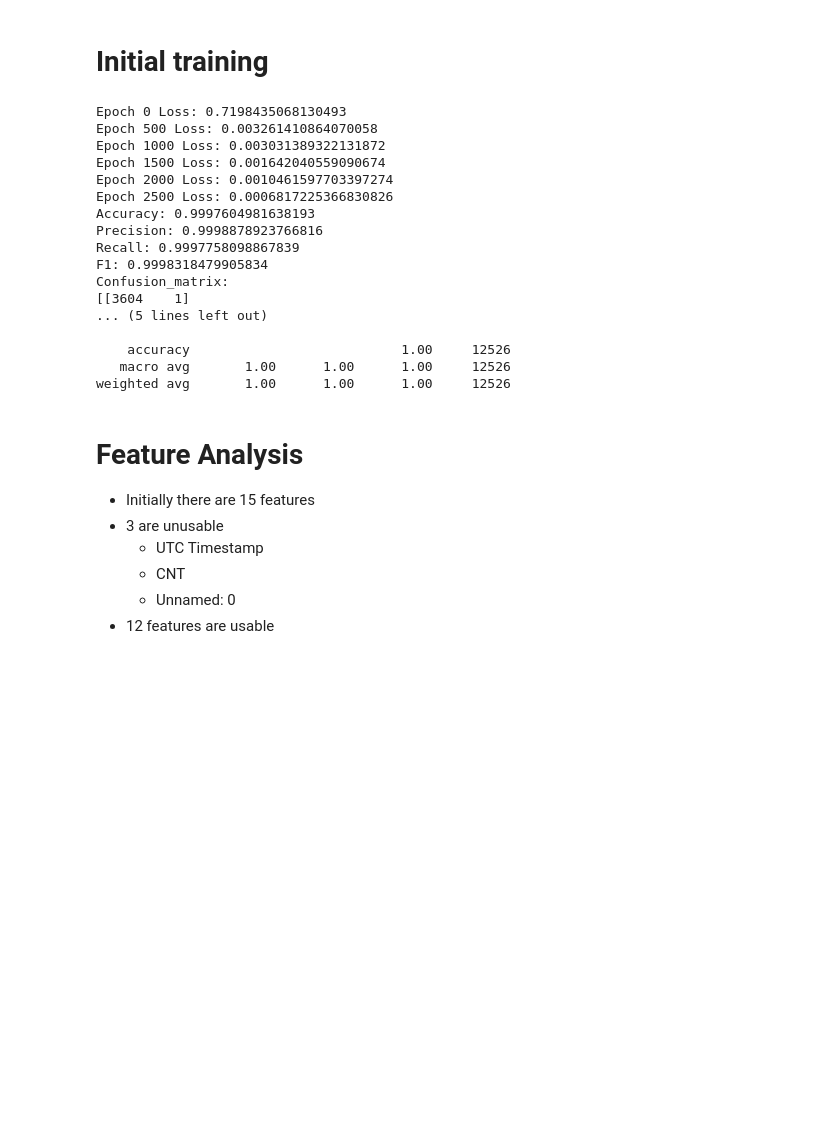
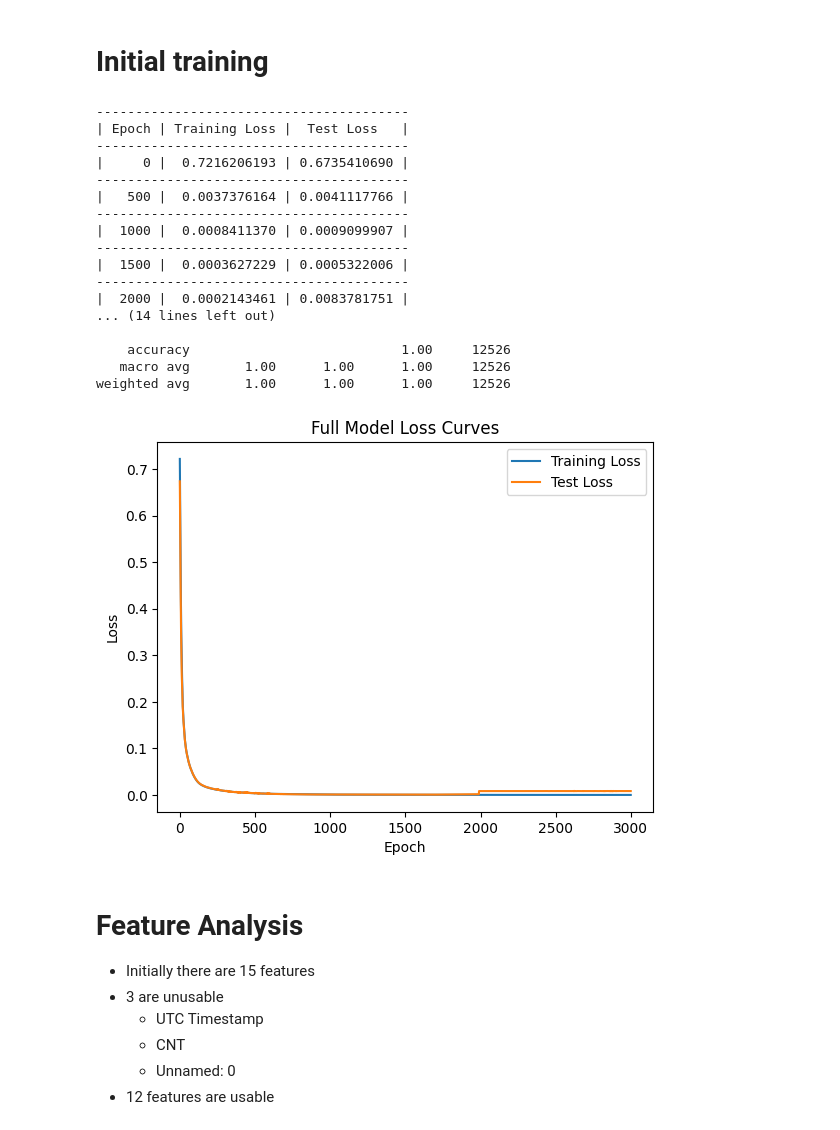
Before and after one commit to jaskinkabir/Intro_ML_Project, a Jupyter notebook: Proj.ipynb, the cells around one changed output. Drawn from its saved outputs; the diff is of its cells as text; code cells hidden in the pictures; blank space fills up the shorter version.

```diff
--- a/Proj.ipynb
+++ b/Proj.ipynb
@@ -28,42 +28,53 @@ X_test_raw = scaler.transform(X_test_raw)
 # %%
 from alarmnetclass import AlarmNet
 import torch
 from torch import nn
 
 alpha = 1e-2
 epochs = 3000
 device = 'cuda' if torch.cuda.is_available() else 'cpu'
 full_model = AlarmNet(
     num_features=X_train_raw.shape[1],
     activation = nn.ReLU,
     hidden_layers=[64, 32]
 
 ).to(device)
 
 X_train_raw_device = torch.tensor(X_train_raw).float().to(device)
 X_test_raw_device = torch.tensor(X_test_raw).float().to(device)
 Y_train_raw_device = torch.tensor(Y_train_raw).float().view(-1, 1).to(device)
 Y_test_raw_device = torch.tensor(Y_test_raw).float().view(-1, 1).to(device)
-full_model.train(epochs, X_train_raw_device, X_test_raw_device, Y_train_raw_device, Y_test_raw_device, alpha)
+
+full_model.train(
+    epochs=3000,
+    X_train=X_train_raw_device,
+    X_test=X_test_raw_device,
+    Y_train=Y_train_raw_device,
+    Y_test=Y_test_raw_device,
+    alpha=1e-2,
+    print_epoch = 100
+)
 full_model.print_results()
+full_model.plot_training("Full Model Loss Curves")
 # %% [output]
-Epoch 0 Loss: 0.7198435068130493
-Epoch 500 Loss: 0.003261410864070058
-Epoch 1000 Loss: 0.003031389322131872
-Epoch 1500 Loss: 0.001642040559090674
-Epoch 2000 Loss: 0.0010461597703397274
-Epoch 2500 Loss: 0.0006817225366830826
-Accuracy: 0.9997604981638193
-Precision: 0.9998878923766816
-Recall: 0.9997758098867839
-F1: 0.9998318479905834
-Confusion_matrix:
-[[3604    1]
-... (5 lines left out)
+----------------------------------------
+| Epoch | Training Loss |  Test Loss   |
+----------------------------------------
+|     0 |  0.7216206193 | 0.6735410690 |
+----------------------------------------
+|   500 |  0.0037376164 | 0.0041117766 |
+----------------------------------------
+|  1000 |  0.0008411370 | 0.0009099907 |
+----------------------------------------
+|  1500 |  0.0003627229 | 0.0005322006 |
+----------------------------------------
+|  2000 |  0.0002143461 | 0.0083781751 |
+... (14 lines left out)
 
     accuracy                           1.00     12526
    macro avg       1.00      1.00      1.00     12526
 weighted avg       1.00      1.00      1.00     12526
+[figure, added]
 # %% [markdown]
 # Feature Analysis
 - Initially there are 15 features
```
Also changed, not shown: parts of 8 cells of this notebook, 1 other file.
